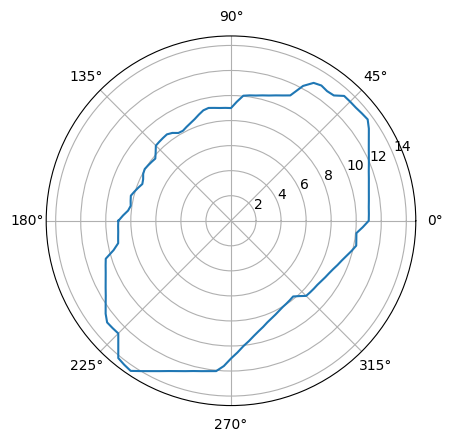
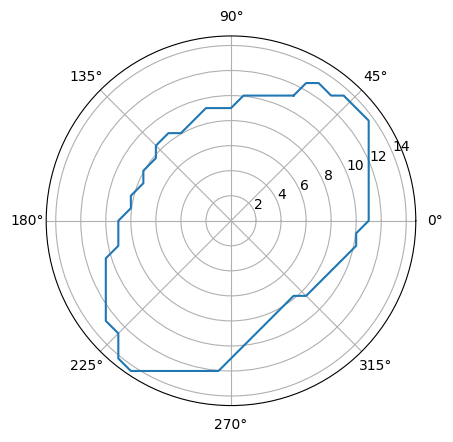
Unified diff of the notebook cell whose output changed from the first chart to the second:
--- before
+++ after
@@ -2,24 +2,17 @@
     rho = np.sqrt(x**2 + y**2)
     phi = np.arctan2(y, x)
-    return (rho, phi)
+    return rho, phi
 
+polar = [cart2pol(c[0], c[1]) for c in center_final_contour]
 
-polar = [cart2pol(c[0], c[1]) for c in center_final_contour[:]]
-max_i = polar.index(max(polar, key = lambda x: x[1]))
-polar = polar[max_i:] + polar[:max_i]
+# Convert to arrays
 ds, phis = zip(*polar)
-phis = np.array(phis)#[p + 2 * np.pi if p < 0 else p for p in phis]
 ds = np.array(ds)
+phis = np.array(phis)
 
-#Angle uniformity problem (important)
-#Contour points are uniformly sampled in arc length, not in angle
-#Interpolate ds onto a uniform angle grid before FFT
-theta_uniform = np.linspace(-np.pi, np.pi, 128, endpoint=False)
-ds_uniform = np.interp(theta_uniform, phis, ds, period=2*np.pi)
+# Optional: close the curve for plotting
+theta_plot = np.append(phis, phis[0])
+ds_plot = np.append(ds, ds[0])
 
-phis = np.append(theta_uniform,-3.14)
-ds = np.append(ds_uniform,ds_uniform[0])
-
-plt.polar(phis, ds)
-#plt.title ("Polar coordinates",fontsize=20)
-plt.show ()
+plt.polar(theta_plot, ds_plot)
+plt.show()

Commit: using old data